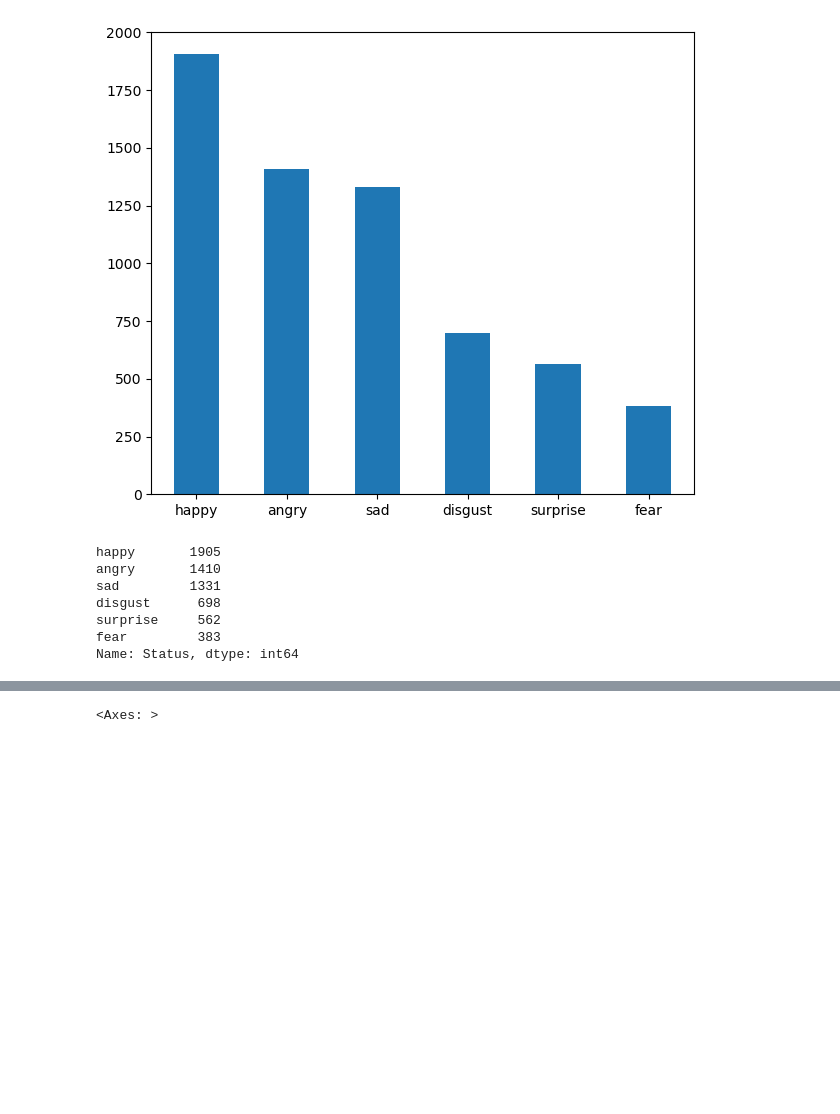
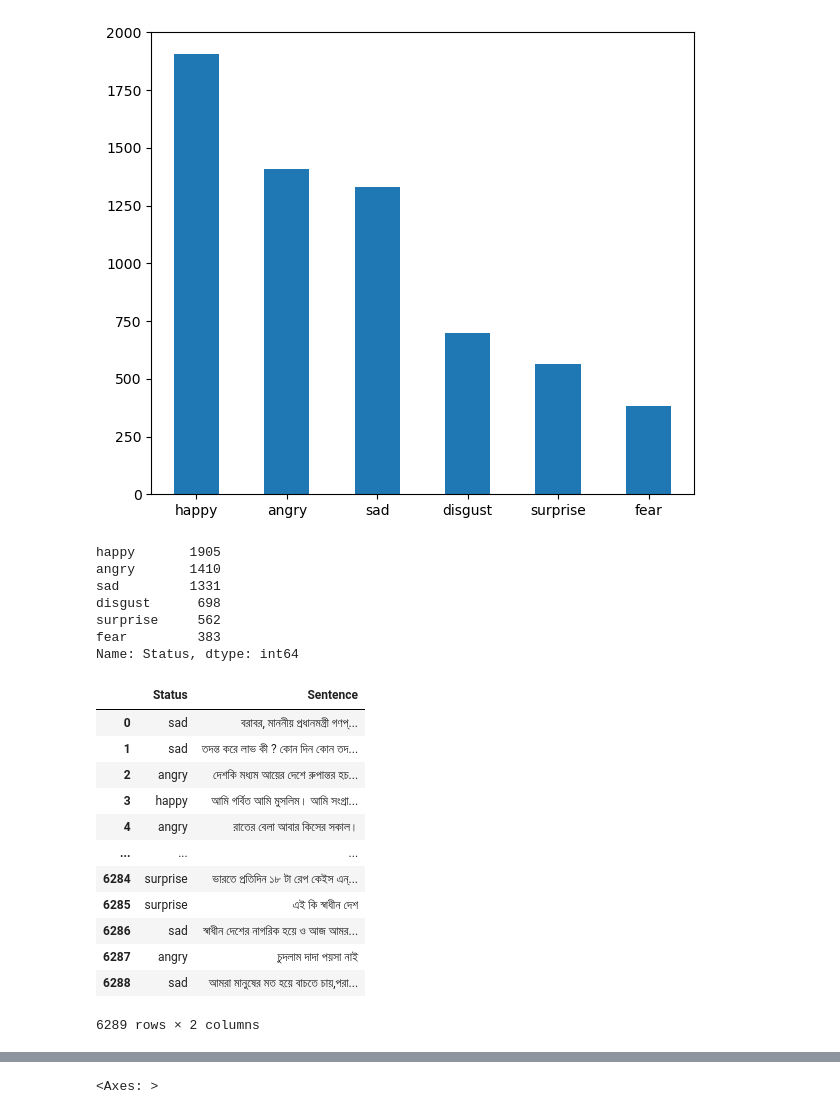
Before and after one commit to Pinash51/SentimentAnalysis, a Jupyter notebook: DeepLearning.ipynb, the cells around one changed output, grey strips where cells are left out. Cells and saved outputs as stored; diff of their text form; code cells hidden in the pictures; blank space fills up the shorter version.

```diff
--- a/DeepLearning.ipynb
+++ b/DeepLearning.ipynb
@@ -100,3 +100,19 @@ disgust      698
 surprise     562
 fear         383
 Name: Status, dtype: int64
+# %%
+df
+# %% [output]
+|  | Status | Sentence |
+| 0 | sad | বরাবর, মাননীয় প্রধানমন্ত্রী গণপ্... |
+| 1 | sad | তদন্ত করে লাভ কী ? কোন দিন কোন তদ... |
+| 2 | angry | দেশকি মধ্যম আয়ের দেশে রুপান্তর হচ... |
+| 3 | happy | আমি গর্বিত আমি মুসলিম। আমি সংগ্রা... |
+| 4 | angry | রাতের বেলা আবার কিসের সকাল। |
+| ... | ... | ... |
+| 6284 | surprise | ভারতে প্রতিদিন ১৮ টা রেপ কেইস এন্... |
+| 6285 | surprise | এই কি স্বাধীন দেশ |
+| 6286 | sad | স্বাধীন দেশের নাগরিক হয়ে ও আজ আমর... |
+| 6287 | angry | চুদলাম দাদা পয়সা নাই |
+| 6288 | sad | আমরা মানুষের মত হয়ে বাচতে চায়,পরা... |
+6289 rows × 2 columns
```
Also changed, not shown: parts of 22 cells of this notebook, 7 other files.
